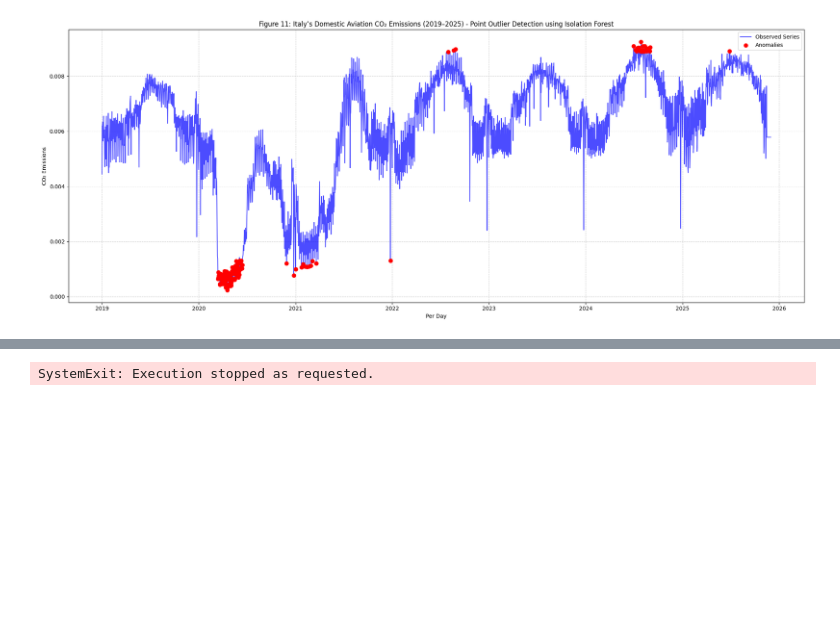
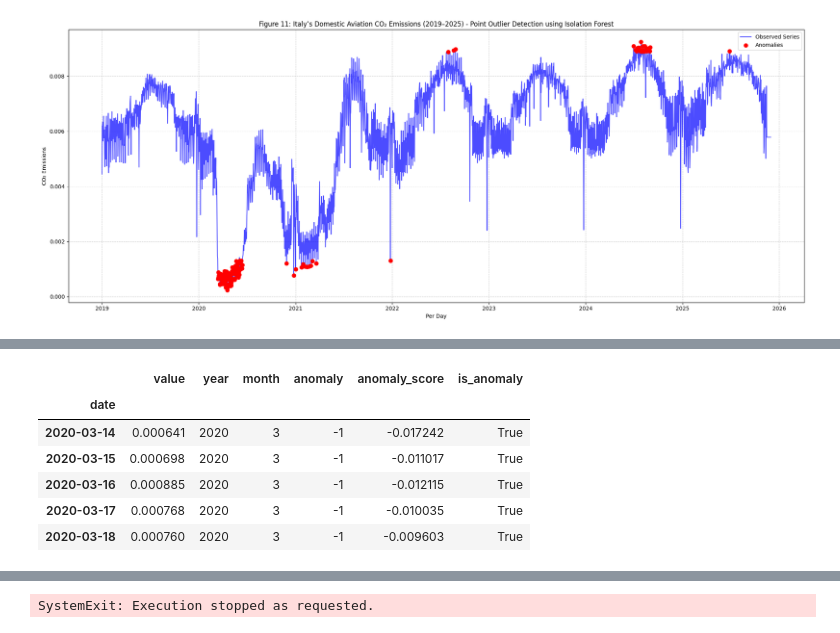
Before and after one commit to thisishasan/data_mining_and_machine_learning, a Jupyter notebook: data_mining_machine_learning.ipynb, the cells around one changed output, grey strips where cells are left out. Cells and saved outputs as stored; diff of their text form; code cells hidden in the pictures; blank space fills up the shorter version.

```diff
--- a/data_mining_machine_learning.ipynb
+++ b/data_mining_machine_learning.ipynb
@@ -1084,0 +1111,10 @@ Isolation Forest detected 126 anomalies (4.99% of total observations).
+# %%
+display(df_isolation_forest_output[df_isolation_forest_output['is_anomaly'] == True].head())
+# %% [output]
+|  | value | year | month | anomaly | anomaly_score | is_anomaly |
+| date |  |  |  |  |  |  |
+| 2020-03-14 | 0.000641 | 2020 | 3 | -1 | -0.017242 | True |
+| 2020-03-15 | 0.000698 | 2020 | 3 | -1 | -0.011017 | True |
+| 2020-03-16 | 0.000885 | 2020 | 3 | -1 | -0.012115 | True |
+| 2020-03-17 | 0.000768 | 2020 | 3 | -1 | -0.010035 | True |
+| 2020-03-18 | 0.000760 | 2020 | 3 | -1 | -0.009603 | True |
```
Also changed, not shown: parts of 8 cells of this notebook.
